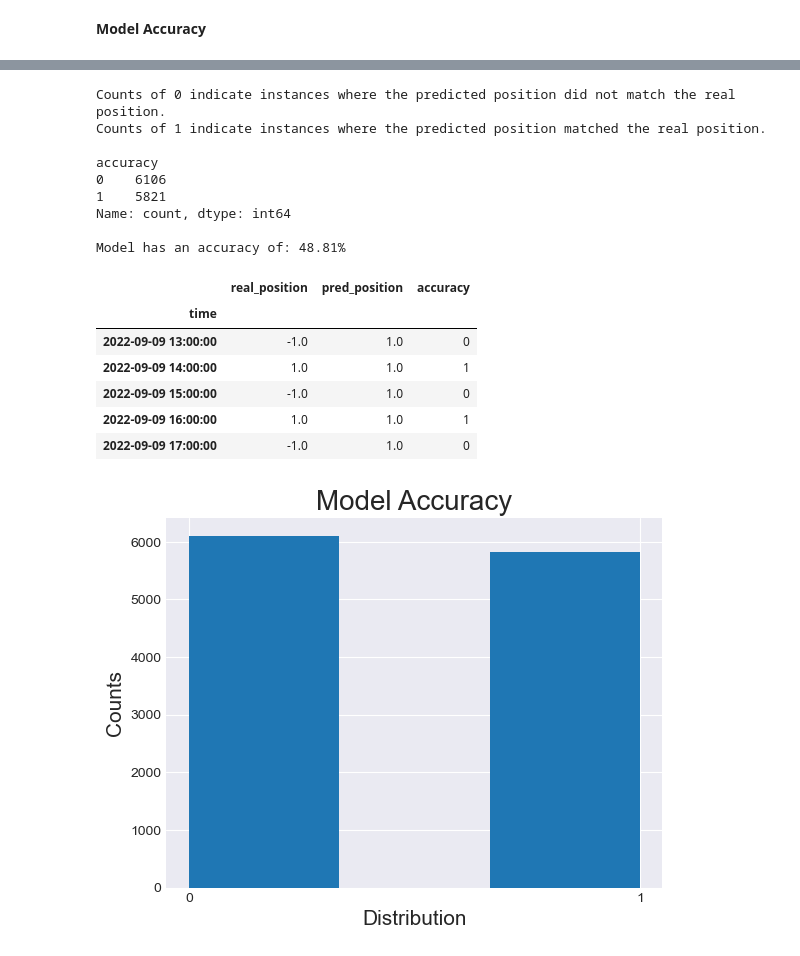
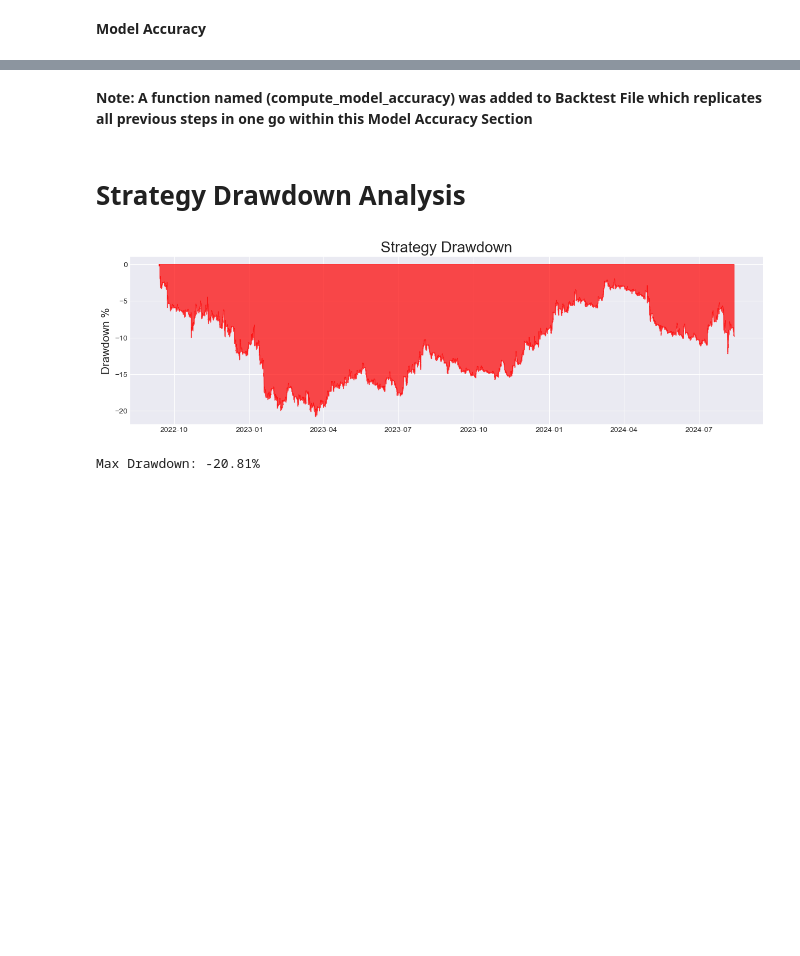
Before and after one commit to YarosInter/Time-Series-LinearRegression, a Jupyter notebook: LinearRegression Model.ipynb, the cells around one changed output, grey strips where cells are left out. Saved outputs shown, nothing was run; the diff lists cells and outputs as text; code cells hidden in the pictures; blank space fills up the shorter version.

```diff
--- a/LinearRegression Model.ipynb
+++ b/LinearRegression Model.ipynb
@@ -583,22 +433,49 @@ def compute_model_accuracy(real_positions, predicted_positions):
-# %%
-test_real_positions = df_accuracy["real_position"]
-test_pred_positions = df_accuracy["pred_position"]
-compute_model_accuracy(test_real_positions, test_pred_positions)
-# %% [output]
-Counts of 0 indicate instances where the predicted position did not match the real position.
-Counts of 1 indicate instances where the predicted position matched the real position.
-
-accuracy
-0    6106
-1    5821
-Name: count, dtype: int64
-
-Model has an accuracy of: 48.81%
-|  | real_position | pred_position | accuracy |
-| time |  |  |  |
-| 2022-09-09 13:00:00 | -1.0 | 1.0 | 0 |
-| 2022-09-09 14:00:00 | 1.0 | 1.0 | 1 |
-| 2022-09-09 15:00:00 | -1.0 | 1.0 | 0 |
-| 2022-09-09 16:00:00 | 1.0 | 1.0 | 1 |
-| 2022-09-09 17:00:00 | -1.0 | 1.0 | 0 |
-[figure, removed]
+# %% [markdown]
+**Note: A function named (compute_model_accuracy) was added to Backtest File which replicates all previous steps in one go within this Model Accuracy Section**
+# %% [markdown]
+# Strategy Drawdown Analysis
+# %%
+def strategy_drawdown(return_series):
+    """
+    Computes and visualizes the drawdown of a strategy based on its return series.
+
+    Parameters:
+    return_series (pd.Series): A pandas Series containing the return series of the strategy.
+                               Each value represents the return for a specific period.
+
+    Displays:
+    - A plot showing the drawdown over time as a filled area chart.
+    - The maximum drawdown percentage is printed to the console.
+
+    Notes:
+    - The function assumes the return series is cumulative and starts at zero.
+    - NaN values in the return series are dropped before computation.
+    - If the return series is empty or contains only NaN values, no plot will be generated.
+    """
+
+    if return_series.dropna().empty:
+        print("The return series is empty or contains only NaN values.")
+        return
+
+    # Compute cumulative return
+    cumulative_return = return_series.dropna().cumsum() + 1
+
+    # Calculate running maximum
+    running_max = np.maximum.accumulate(cumulative_return)
+
+    # Computing the drawdown
+    drawdown = cumulative_return / running_max - 1
+
+    plt.figure(figsize=(15, 4))
+    plt.fill_between(drawdown.index, drawdown * 100, 0, drawdown, color="red", alpha=0.70)
+    plt.title("Strategy Drawdown", fontsize=20)
+    plt.ylabel("Drawdown %", fontsize=15)
+    plt.show()
+
+    maximum_drawdown = np.min(drawdown) * 100
+    print(f"Max Drawdown: {'%.2f' % maximum_drawdown}%")
+# %%
+strategy_drawdown(df_with_outcomes["returns"])
+# %% [output]
+[figure, added]
+Max Drawdown: -20.81%
```
Also changed, not shown: parts of 28 cells of this notebook, 1 other file.
